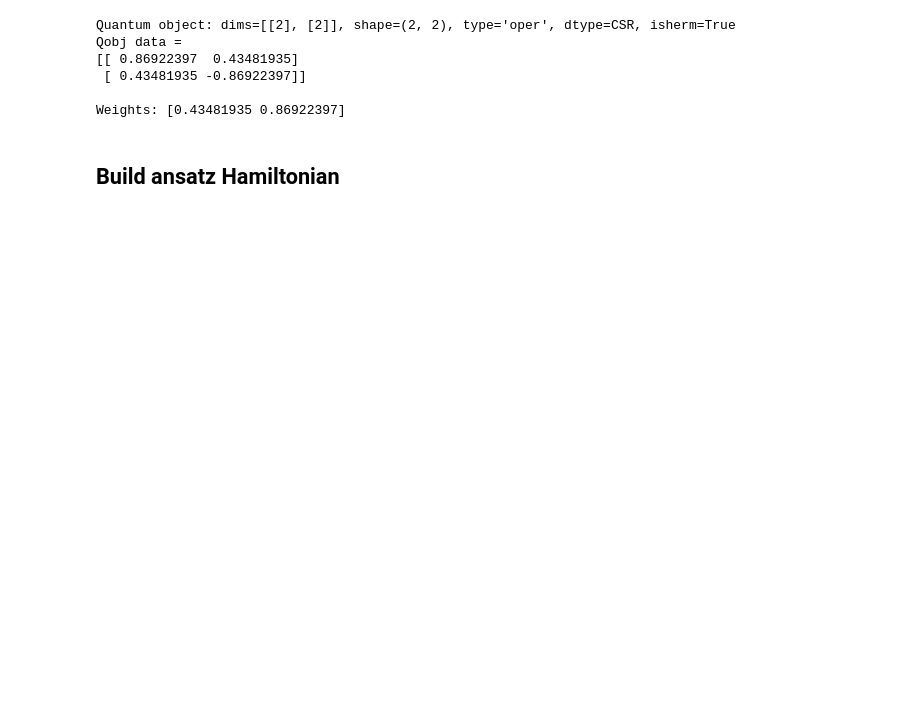
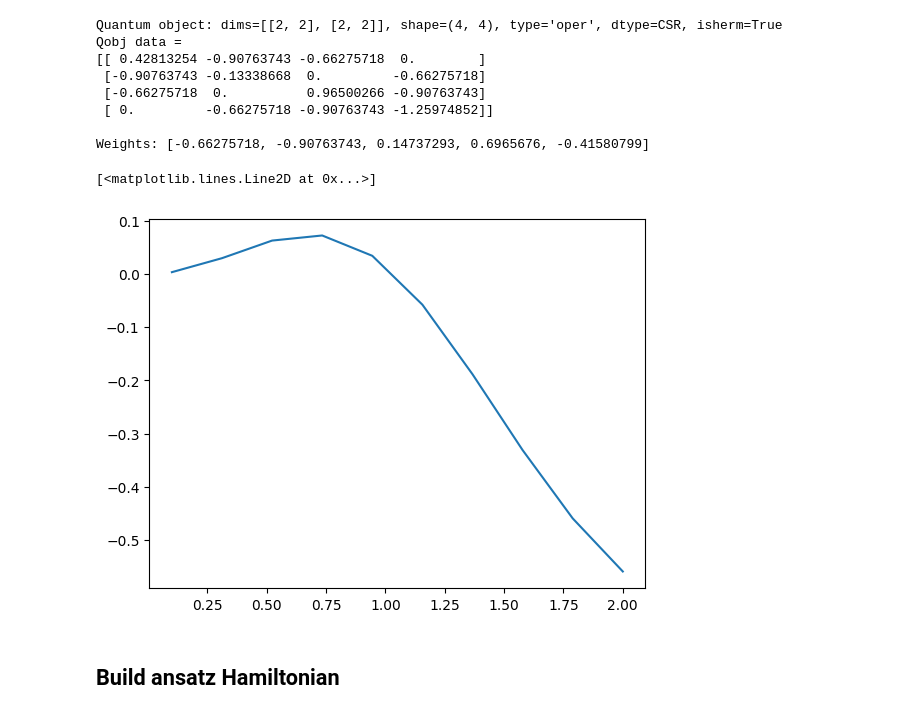
Before and after one commit to OsQarM/retech_2025, a Jupyter notebook: notebooks/original_H_learning.ipynb, the cells around one changed output. Saved outputs shown, nothing was run; the diff lists cells and outputs as text; code cells hidden in the pictures; blank space fills up the shorter version.

```diff
--- a/notebooks/original_H_learning.ipynb
+++ b/notebooks/original_H_learning.ipynb
@@ -24,52 +24,67 @@ from qilisdk.core import ket, tensor_prod
 from qilisdk.backends import QutipBackend, CudaBackend
 from qilisdk.functionals import TimeEvolution
 # %%
-nqubits = 1
-min_w = -1
-max_w = 1
+nqubits = 2
+min_w = -1.
+max_w = 1.
 
 H_true, true_weights = hamiltonian.create_random_hamiltonian(nqubits, min_w, max_w, backend='qutip')
 
 psi_0 = dynamics.initialize_down_state(nqubits)
 
+
+
+true_weights = [-0.66275718, -0.90763743,  0.14737293,  0.6965676,  -0.41580799]
+
+#true_weights = [0.5, 0.8]
+#true_weights = [0.5, 0.25, -0.8, 0.1, 0.32]
+H_true = hamiltonian.create_hamiltonian_from_weights(nqubits, true_weights, backend='qutip')
+
 print(H_true.H, "\n")
 
 print("Weights:", true_weights)
-
-# Weights: [-0.66275718 -0.90763743  0.14737293  0.6965676  -0.41580799]
-
-true_weights = [0.5, -0.8]
-H_true = hamiltonian.create_hamiltonian_from_weights(nqubits, true_weights)
 # %% [output]
-Quantum object: dims=[[2], [2]], shape=(2, 2), type='oper', dtype=CSR, isherm=True
+Quantum object: dims=[[2, 2], [2, 2]], shape=(4, 4), type='oper', dtype=CSR, isherm=True
 Qobj data =
-[[ 0.86922397  0.43481935]
- [ 0.43481935 -0.86922397]]
+[[ 0.42813254 -0.90763743 -0.66275718  0.        ]
+ [-0.90763743 -0.13338668  0.         -0.66275718]
+ [-0.66275718  0.          0.96500266 -0.90763743]
+ [ 0.         -0.66275718 -0.90763743 -1.25974852]]
 
-Weights: [0.43481935 0.86922397]
+Weights: [-0.66275718, -0.90763743, 0.14737293, 0.6965676, -0.41580799]
 # %%
 ti = 0
-times = np.linspace(0.1, 2, 20)
-nsteps = 1000
-nshots = 1000
+times = np.linspace(0.1, 2, 10)
+nsteps = 100
+nshots = 500
 
 final_states = []
-z_list = []
-x_list = []
+z_list_1 = []
+x_list_1 = []
+z_list_2 = []
+x_list_2 = []
 timestamp_measurements = []
 
 for tf in times:
     sim = dynamics.time_evolution(H_true, psi_0, ti, tf, nsteps)
     observables = dynamics.calculate_expectation_values(sim, H_true)
 
-    z_list.append(float(observables['Sz'][-1][0]))
-    x_list.append(float(observables['Sx'][-1][0]))
+    z_list_1.append(float(observables['Sz'][-1][0]))
+    x_list_1.append(float(observables['Sx'][-1][0]))
+    z_list_2.append(float(observables['Sz'][-1][1]))
+    x_list_2.append(float(observables['Sx'][-1][1]))
 
     target_state = sim.states[-1]
     final_states.append(target_state)
 
     #sample from final state
-    measurements = dynamics.sample_from_state(target_state, nqubits, nshots)
-    timestamp_measurements.append(measurements)
+    measurements_z = dynamics.sample_from_state(target_state, nqubits, nshots, basis='z')
+    measurements_x = dynamics.sample_from_state(target_state, nqubits, nshots, basis='x')
+    timestamp_measurements.append([measurements_z, measurements_x]) #timestamp_measurements[time][basis][shot]
+
+plt.plot(times, x_list_1)
+# %% [output]
+[<matplotlib.lines.Line2D at 0x...>]
+[figure, added]
 # %% [markdown]
 ## Build ansatz Hamiltonian
```
Also changed, not shown: parts of 6 cells of this notebook, 4 other files.
